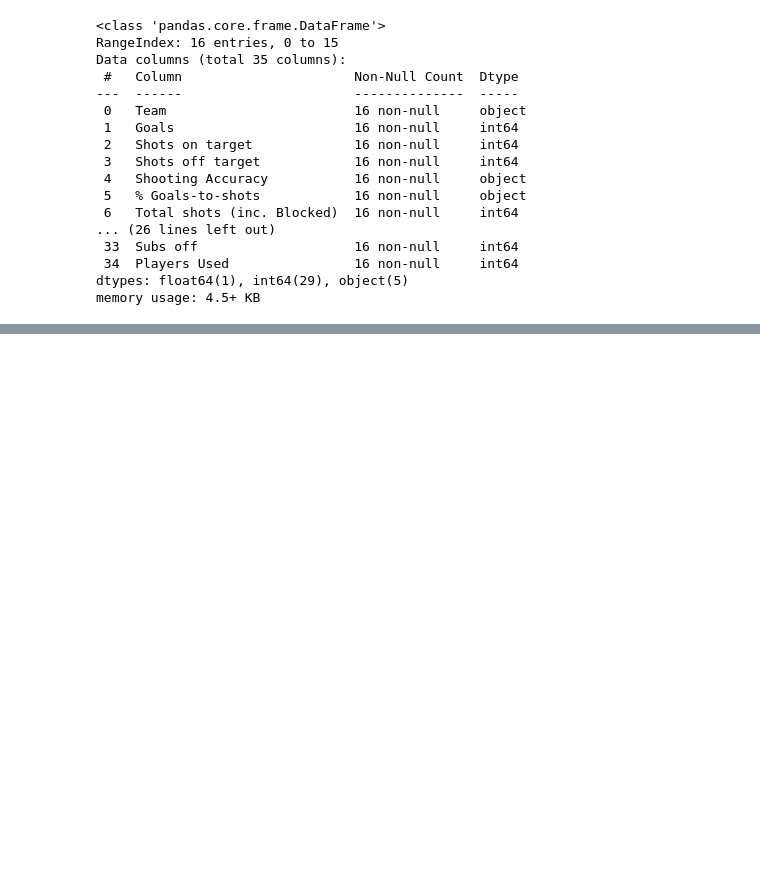
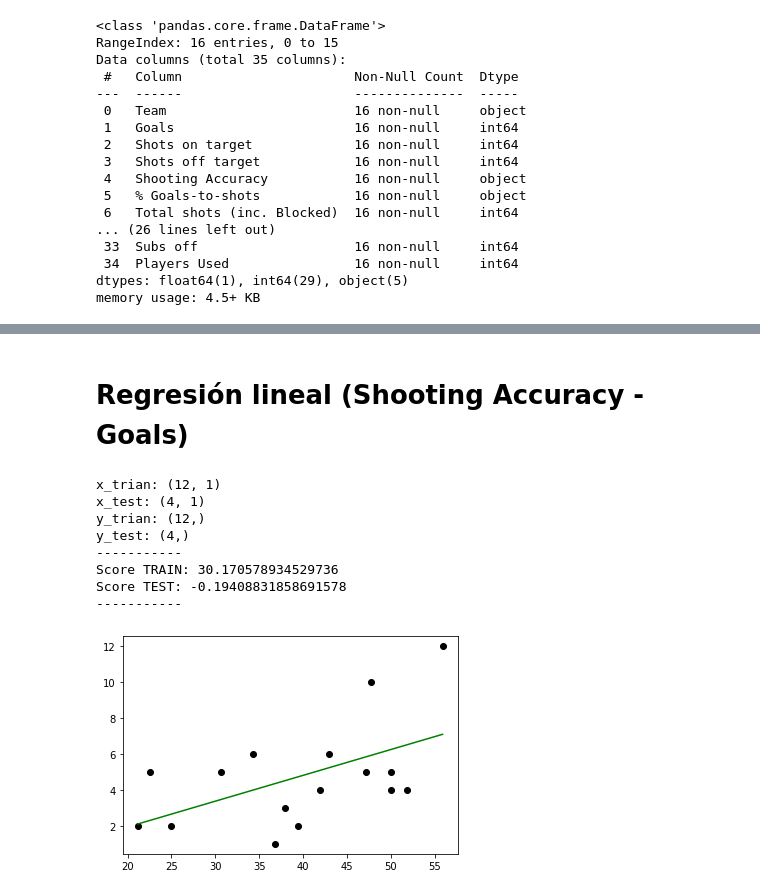
Before and after one commit to leo90rc/Leonardo.DataScience, a Jupyter notebook: week10_ML_competition_pca_kmeans/day1_gridsearch_pipelines/exercises/2.football_stats.ipynb, the cells around one changed output, grey strips where cells are left out. Saved outputs shown, nothing was run; the diff lists cells and outputs as text; code cells hidden in the pictures; blank space fills up the shorter version.

```diff
--- a/week10_ML_competition_pca_kmeans/day1_gridsearch_pipelines/exercises/2.football_stats.ipynb
+++ b/week10_ML_competition_pca_kmeans/day1_gridsearch_pipelines/exercises/2.football_stats.ipynb
@@ -95,0 +89,2 @@ plt.show()
+# %%
+df_sin_caracter = df.select_dtypes('object').iloc[:,1:5].replace('%','',regex=True).astype(float)
@@ -95,0 +117,3 @@ plt.show()
+# %%
+for i in df_sin_caracter.columns:
+    df[i] = df_sin_caracter[i]
@@ -95,0 +182,40 @@ plt.show()
+# %% [markdown]
+# Regresión lineal (Shooting Accuracy - Goals)
+# %%
+seed = 42
+
+x = np.array(df['Shooting Accuracy']).reshape(-1, 1)
+y = np.array(df['Goals'])
+
+# Se parte el conjunto en "train" y "test".
+
+x_train, x_test, y_train, y_test = model_selection.train_test_split(x, y, test_size=0.2, random_state=seed)
+print('x_trian:', x_train.shape)
+print('x_test:', x_test.shape)
+print('y_trian:', y_train.shape)
+print('y_test:', y_test.shape)
+print('-----------')
+
+# Entrenando el modelo
+
+model_linreg = LinearRegression()
+model_linreg.fit(x_train, y_train)
+
+y_train_pred = model_linreg.predict(x_train)
+print('Score TRAIN:', model_linreg.score(x_train, y_train) * 100)
+print('Score TEST:', model_linreg.score(x_test, y_test) * 100)
+print('-----------')
+
+plt.scatter(x,y, color = 'black')
+x_train_to_show, y_train_pred = zip(*sorted(zip(x_train, y_train_pred)))
+plt.plot(x_train_to_show, y_train_pred, color = 'green');
+# %% [output]
+x_trian: (12, 1)
+x_test: (4, 1)
+y_trian: (12,)
+y_test: (4,)
+-----------
+Score TRAIN: 30.170578934529736
+Score TEST: -0.19408831858691578
+-----------
+[figure, added]
```
Also changed, not shown: parts of 22 cells of this notebook, 10 other files.
